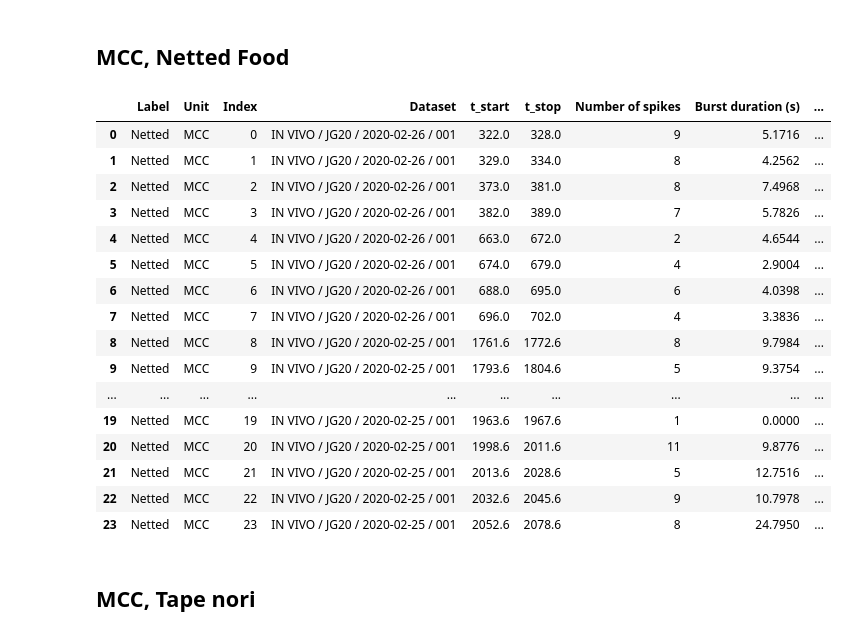
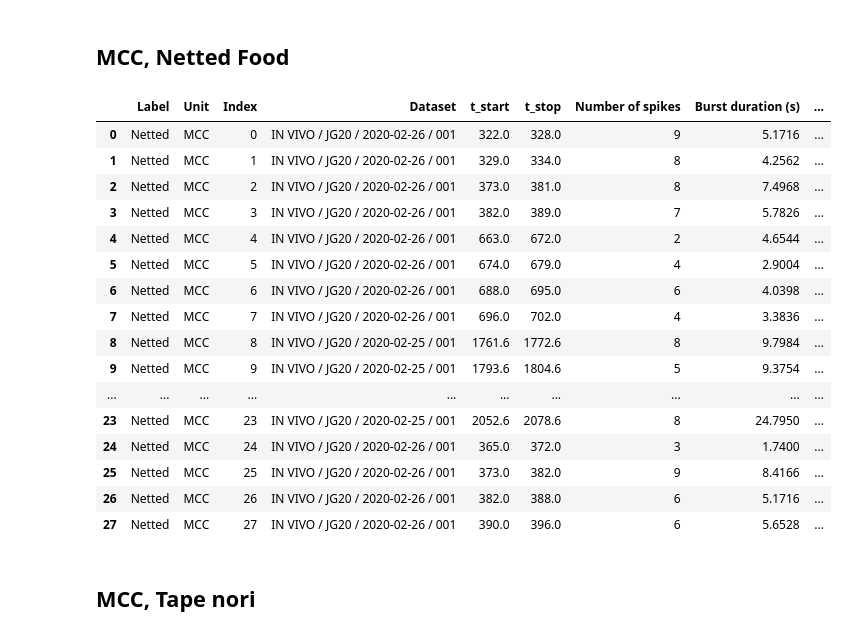
Before and after one commit to jpgill86/JG20-analysis, a Jupyter notebook: JG20_Analysis.ipynb, the cells around one changed output. Drawn from its saved outputs; the diff is of its cells as text; code cells hidden in the pictures.

```diff
--- a/JG20_Analysis.ipynb
+++ b/JG20_Analysis.ipynb
@@ -287,6 +279,12 @@ time_windows = [
                 ('IN VIVO / JG20 / 2020-02-28 / 001', [2169, 2172]),
                 ('IN VIVO / JG20 / 2020-02-28 / 001', [3511, 3522]),
                 ('IN VIVO / JG20 / 2020-02-28 / 001', [3528, 3542]),
+
+                # Feb 26, Chart 001, biting/swallowing (Single swallow) regular nori
+                ('IN VIVO / JG20 / 2020-02-26 / 001', [1647, 1651]),
+                ('IN VIVO / JG20 / 2020-02-26 / 001', [1652, 1657]),
+                ('IN VIVO / JG20 / 2020-02-26 / 001', [1658, 1662]),
+                ('IN VIVO / JG20 / 2020-02-26 / 001', [1663, 1668]),
                 ]
 
 df_dict[(label, unit)] = quantify_spiketrain(label, unit, time_windows)
@@ -334,38 +332,44 @@ time_windows = [
                 ('IN VIVO / JG20 / 2020-02-25 / 001', [1820.6, 1830.6]),
                 ('IN VIVO / JG20 / 2020-02-25 / 001', [1854.6, 1870.6]),
                 ('IN VIVO / JG20 / 2020-02-25 / 001', [1872.6, 1881.6]),
                 ('IN VIVO / JG20 / 2020-02-25 / 001', [1906.6, 1915.6]),
                 ('IN VIVO / JG20 / 2020-02-25 / 001', [1918.6, 1930.6]),
                 ('IN VIVO / JG20 / 2020-02-25 / 001', [1931.6, 1938.6]),
                 ('IN VIVO / JG20 / 2020-02-25 / 001', [1939.6, 1946.6]),
                 ('IN VIVO / JG20 / 2020-02-25 / 001', [1948.6, 1962.6]),
                 ('IN VIVO / JG20 / 2020-02-25 / 001', [1963.6, 1967.6]),
                 ('IN VIVO / JG20 / 2020-02-25 / 001', [1998.6, 2011.6]),
                 ('IN VIVO / JG20 / 2020-02-25 / 001', [2013.6, 2028.6]),
                 ('IN VIVO / JG20 / 2020-02-25 / 001', [2032.6, 2045.6]),
                 ('IN VIVO / JG20 / 2020-02-25 / 001', [2052.6, 2078.6]),
+
+                # Feb 26, Chart 001, biting/swallowing (single swallow) netted nori
+                ('IN VIVO / JG20 / 2020-02-26 / 001', [365, 372]),
+                ('IN VIVO / JG20 / 2020-02-26 / 001', [373, 382]),
+                ('IN VIVO / JG20 / 2020-02-26 / 001', [382, 388]),
+                ('IN VIVO / JG20 / 2020-02-26 / 001', [390, 396]),
                 ]
 
 df_dict[(label, unit)] = quantify_spiketrain(label, unit, time_windows)
 df_dict[(label, unit)]
 # %% [output]
 |  | Label | Unit | Index | Dataset | t_start | t_stop | Number of spikes | Burst duration (s) | ... |
 | 0 | Netted | MCC | 0 | IN VIVO / JG20 / 2020-02-26 / 001 | 322.0 | 328.0 | 9 | 5.1716 | ... |
 | 1 | Netted | MCC | 1 | IN VIVO / JG20 / 2020-02-26 / 001 | 329.0 | 334.0 | 8 | 4.2562 | ... |
 | 2 | Netted | MCC | 2 | IN VIVO / JG20 / 2020-02-26 / 001 | 373.0 | 381.0 | 8 | 7.4968 | ... |
 | 3 | Netted | MCC | 3 | IN VIVO / JG20 / 2020-02-26 / 001 | 382.0 | 389.0 | 7 | 5.7826 | ... |
 | 4 | Netted | MCC | 4 | IN VIVO / JG20 / 2020-02-26 / 001 | 663.0 | 672.0 | 2 | 4.6544 | ... |
 | 5 | Netted | MCC | 5 | IN VIVO / JG20 / 2020-02-26 / 001 | 674.0 | 679.0 | 4 | 2.9004 | ... |
 | 6 | Netted | MCC | 6 | IN VIVO / JG20 / 2020-02-26 / 001 | 688.0 | 695.0 | 6 | 4.0398 | ... |
 | 7 | Netted | MCC | 7 | IN VIVO / JG20 / 2020-02-26 / 001 | 696.0 | 702.0 | 4 | 3.3836 | ... |
 | 8 | Netted | MCC | 8 | IN VIVO / JG20 / 2020-02-25 / 001 | 1761.6 | 1772.6 | 8 | 9.7984 | ... |
 | 9 | Netted | MCC | 9 | IN VIVO / JG20 / 2020-02-25 / 001 | 1793.6 | 1804.6 | 5 | 9.3754 | ... |
 | ... | ... | ... | ... | ... | ... | ... | ... | ... | ... |
-| 19 | Netted | MCC | 19 | IN VIVO / JG20 / 2020-02-25 / 001 | 1963.6 | 1967.6 | 1 | 0.0000 | ... |
-| 20 | Netted | MCC | 20 | IN VIVO / JG20 / 2020-02-25 / 001 | 1998.6 | 2011.6 | 11 | 9.8776 | ... |
-| 21 | Netted | MCC | 21 | IN VIVO / JG20 / 2020-02-25 / 001 | 2013.6 | 2028.6 | 5 | 12.7516 | ... |
-| 22 | Netted | MCC | 22 | IN VIVO / JG20 / 2020-02-25 / 001 | 2032.6 | 2045.6 | 9 | 10.7978 | ... |
 | 23 | Netted | MCC | 23 | IN VIVO / JG20 / 2020-02-25 / 001 | 2052.6 | 2078.6 | 8 | 24.7950 | ... |
+| 24 | Netted | MCC | 24 | IN VIVO / JG20 / 2020-02-26 / 001 | 365.0 | 372.0 | 3 | 1.7400 | ... |
+| 25 | Netted | MCC | 25 | IN VIVO / JG20 / 2020-02-26 / 001 | 373.0 | 382.0 | 9 | 8.4166 | ... |
+| 26 | Netted | MCC | 26 | IN VIVO / JG20 / 2020-02-26 / 001 | 382.0 | 388.0 | 6 | 5.1716 | ... |
+| 27 | Netted | MCC | 27 | IN VIVO / JG20 / 2020-02-26 / 001 | 390.0 | 396.0 | 6 | 5.6528 | ... |
 # %% [markdown]
 ## MCC, Tape nori
 # %%
```
Also changed, not shown: parts of 8 cells of this notebook.
